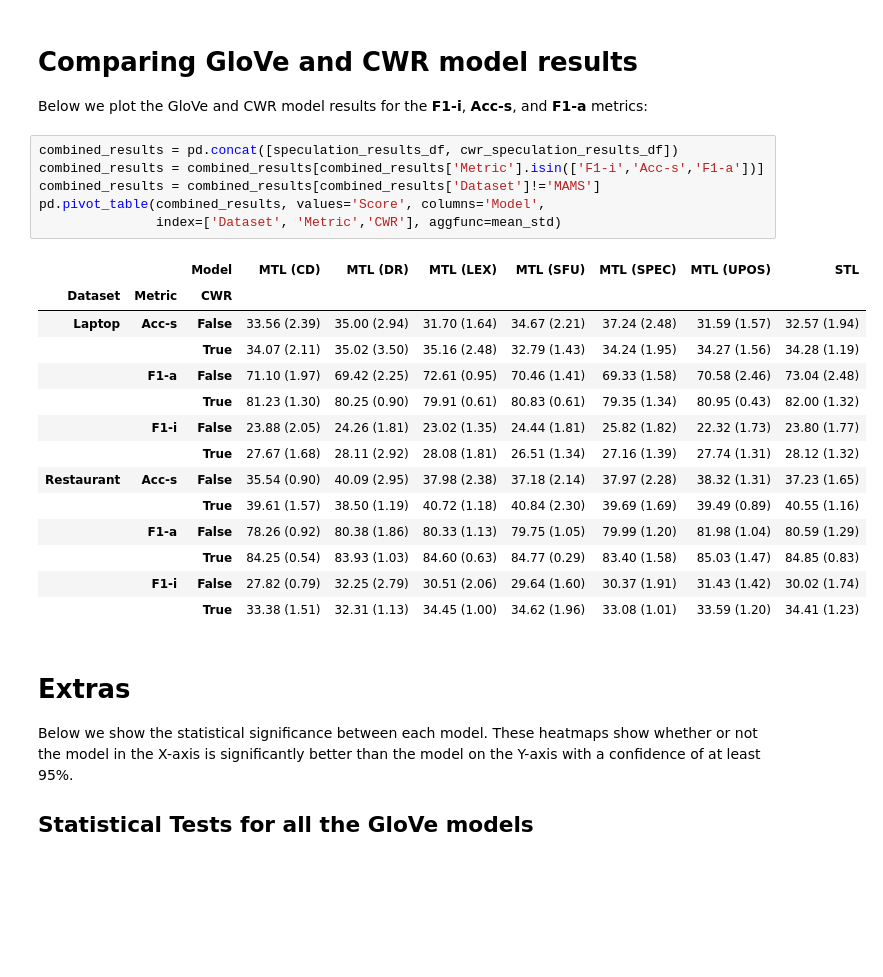
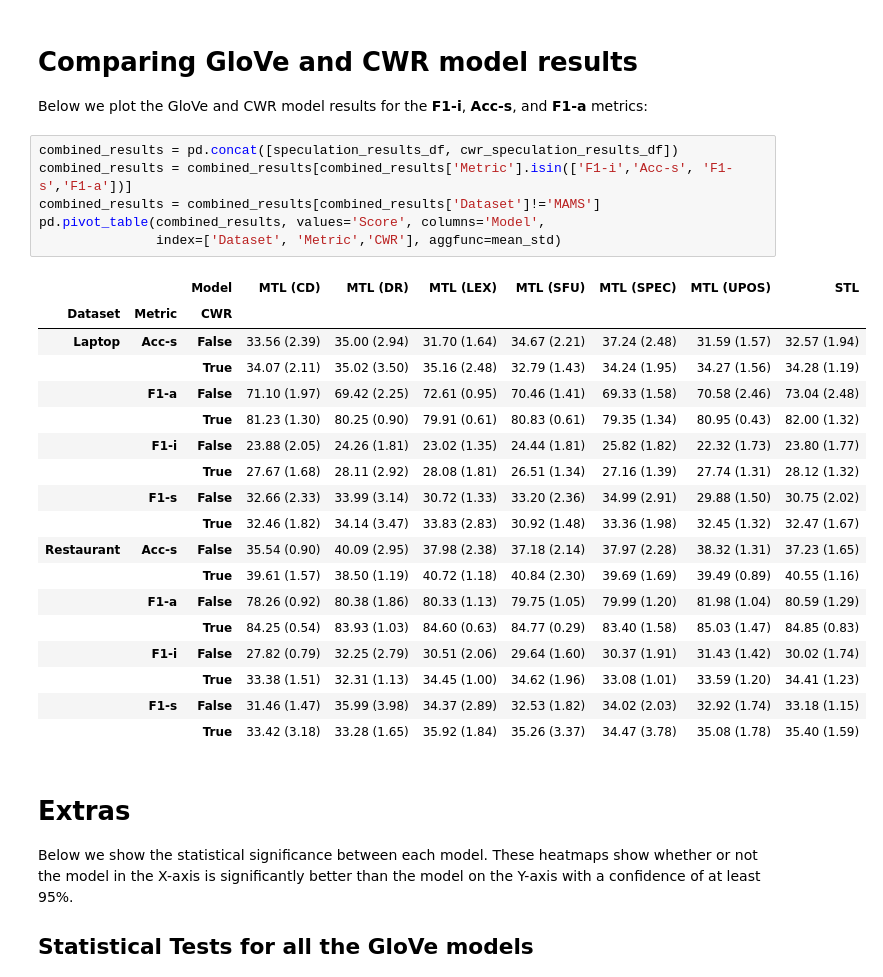
Before and after one commit to jerbarnes/multitask_negation_for_targeted_sentiment, a Jupyter notebook: notebooks/Speculation_Evaluation.ipynb, the cells around one changed output. Saved outputs shown, nothing was run; the diff lists cells and outputs as text; blank space fills up the shorter version.

```diff
--- a/notebooks/Speculation_Evaluation.ipynb
+++ b/notebooks/Speculation_Evaluation.ipynb
@@ -582,25 +582,29 @@ pd.pivot_table(cwr_p_value_results, index=['Metric', 'Dataset'],
 Below we plot the GloVe and CWR model results for the **F1-i**, **Acc-s**, and **F1-a** metrics:
 # %%
 combined_results = pd.concat([speculation_results_df, cwr_speculation_results_df])
-combined_results = combined_results[combined_results['Metric'].isin(['F1-i','Acc-s','F1-a'])]
+combined_results = combined_results[combined_results['Metric'].isin(['F1-i','Acc-s', 'F1-s','F1-a'])]
 combined_results = combined_results[combined_results['Dataset']!='MAMS']
 pd.pivot_table(combined_results, values='Score', columns='Model',
                index=['Dataset', 'Metric','CWR'], aggfunc=mean_std)
 # %% [output]
 |  |  | Model | MTL (CD) | MTL (DR) | MTL (LEX) | MTL (SFU) | MTL (SPEC) | MTL (UPOS) | STL |
 | Dataset | Metric | CWR |  |  |  |  |  |  |  |
 | Laptop | Acc-s | False | 33.56 (2.39) | 35.00 (2.94) | 31.70 (1.64) | 34.67 (2.21) | 37.24 (2.48) | 31.59 (1.57) | 32.57 (1.94) |
 |  |  | True | 34.07 (2.11) | 35.02 (3.50) | 35.16 (2.48) | 32.79 (1.43) | 34.24 (1.95) | 34.27 (1.56) | 34.28 (1.19) |
 |  | F1-a | False | 71.10 (1.97) | 69.42 (2.25) | 72.61 (0.95) | 70.46 (1.41) | 69.33 (1.58) | 70.58 (2.46) | 73.04 (2.48) |
 |  |  | True | 81.23 (1.30) | 80.25 (0.90) | 79.91 (0.61) | 80.83 (0.61) | 79.35 (1.34) | 80.95 (0.43) | 82.00 (1.32) |
 |  | F1-i | False | 23.88 (2.05) | 24.26 (1.81) | 23.02 (1.35) | 24.44 (1.81) | 25.82 (1.82) | 22.32 (1.73) | 23.80 (1.77) |
 |  |  | True | 27.67 (1.68) | 28.11 (2.92) | 28.08 (1.81) | 26.51 (1.34) | 27.16 (1.39) | 27.74 (1.31) | 28.12 (1.32) |
+|  | F1-s | False | 32.66 (2.33) | 33.99 (3.14) | 30.72 (1.33) | 33.20 (2.36) | 34.99 (2.91) | 29.88 (1.50) | 30.75 (2.02) |
+|  |  | True | 32.46 (1.82) | 34.14 (3.47) | 33.83 (2.83) | 30.92 (1.48) | 33.36 (1.98) | 32.45 (1.32) | 32.47 (1.67) |
 | Restaurant | Acc-s | False | 35.54 (0.90) | 40.09 (2.95) | 37.98 (2.38) | 37.18 (2.14) | 37.97 (2.28) | 38.32 (1.31) | 37.23 (1.65) |
 |  |  | True | 39.61 (1.57) | 38.50 (1.19) | 40.72 (1.18) | 40.84 (2.30) | 39.69 (1.69) | 39.49 (0.89) | 40.55 (1.16) |
 |  | F1-a | False | 78.26 (0.92) | 80.38 (1.86) | 80.33 (1.13) | 79.75 (1.05) | 79.99 (1.20) | 81.98 (1.04) | 80.59 (1.29) |
 |  |  | True | 84.25 (0.54) | 83.93 (1.03) | 84.60 (0.63) | 84.77 (0.29) | 83.40 (1.58) | 85.03 (1.47) | 84.85 (0.83) |
 |  | F1-i | False | 27.82 (0.79) | 32.25 (2.79) | 30.51 (2.06) | 29.64 (1.60) | 30.37 (1.91) | 31.43 (1.42) | 30.02 (1.74) |
 |  |  | True | 33.38 (1.51) | 32.31 (1.13) | 34.45 (1.00) | 34.62 (1.96) | 33.08 (1.01) | 33.59 (1.20) | 34.41 (1.23) |
+|  | F1-s | False | 31.46 (1.47) | 35.99 (3.98) | 34.37 (2.89) | 32.53 (1.82) | 34.02 (2.03) | 32.92 (1.74) | 33.18 (1.15) |
+|  |  | True | 33.42 (3.18) | 33.28 (1.65) | 35.92 (1.84) | 35.26 (3.37) | 34.47 (3.78) | 35.08 (1.78) | 35.40 (1.59) |
 # %% [markdown]
 # Extras
 
```
Also changed, not shown: parts of 3 cells of this notebook.
